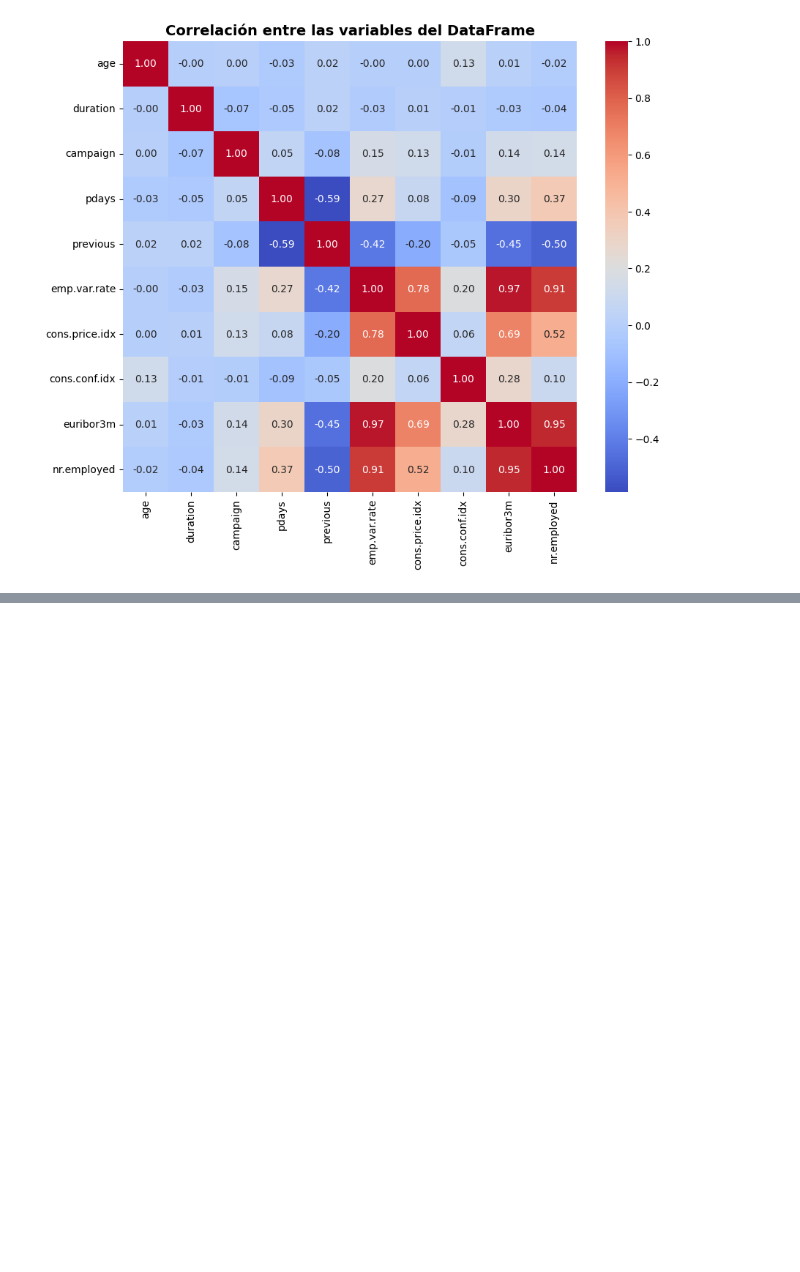
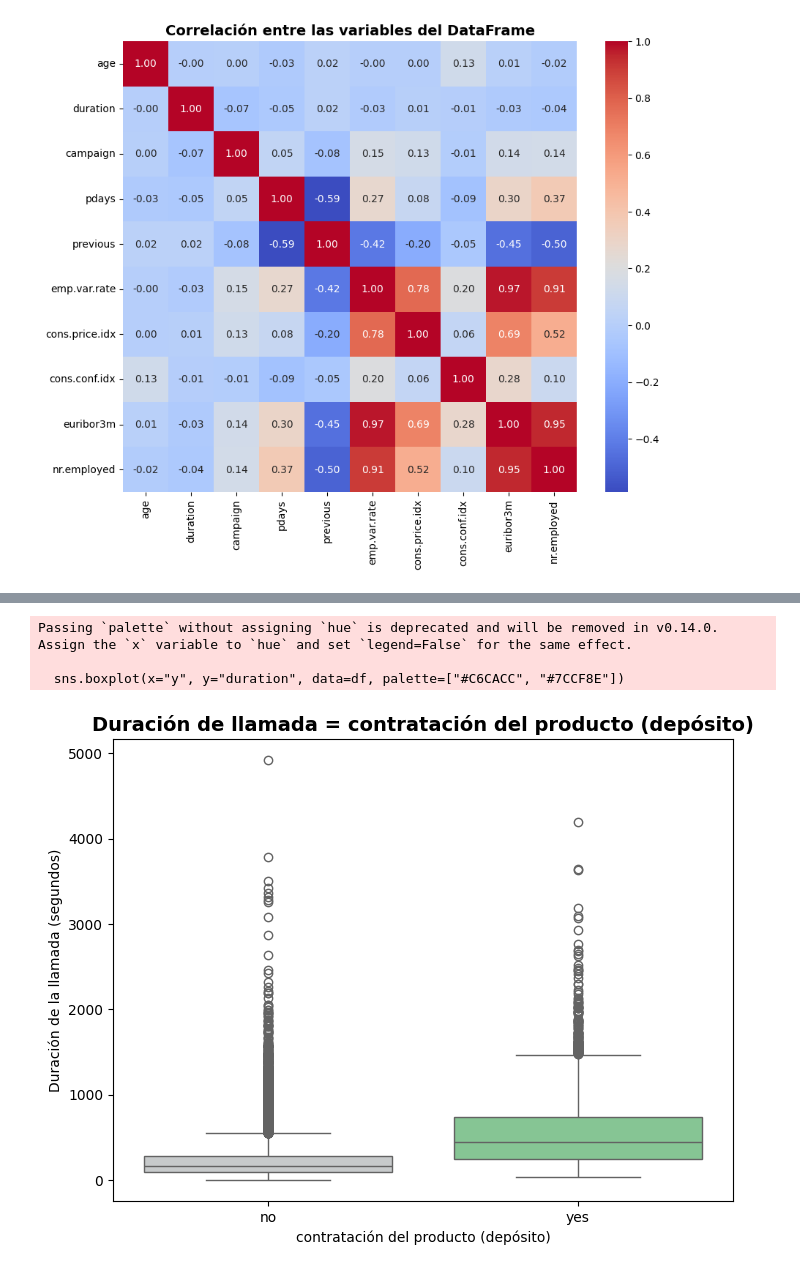
Before and after one commit to 4GeeksAcademy/Leonel_Ponce_Proyecto-de-Regresion-Logistica, a Jupyter notebook: src/explore.ipynb, the cells around one changed output, grey strips where cells are left out. Cells and saved outputs as stored; diff of their text form; code cells hidden in the pictures; blank space fills up the shorter version.

```diff
--- a/src/explore.ipynb
+++ b/src/explore.ipynb
@@ -271,0 +320,13 @@ plt.show()
+# %%
+#Graficamos la correlación entre el tiempo de la llamada con la contratación
+plt.figure(figsize=(8,6))
+sns.boxplot(x="y", y="duration", data=df, palette=["#C6CACC", "#7CCF8E"])
+plt.title("Duración de llamada = contratación del producto (depósito)", fontsize=14, fontweight="bold")
+plt.xlabel("contratación del producto (depósito)")
+plt.ylabel("Duración de la llamada (segundos)")
+plt.show()
+# %% [output]
+Passing `palette` without assigning `hue` is deprecated and will be removed in v0.14.0. Assign the `x` variable to `hue` and set `legend=False` for the same effect.
+
+  sns.boxplot(x="y", y="duration", data=df, palette=["#C6CACC", "#7CCF8E"])
+[figure, added]
```
Also changed, not shown: parts of 21 cells of this notebook.
